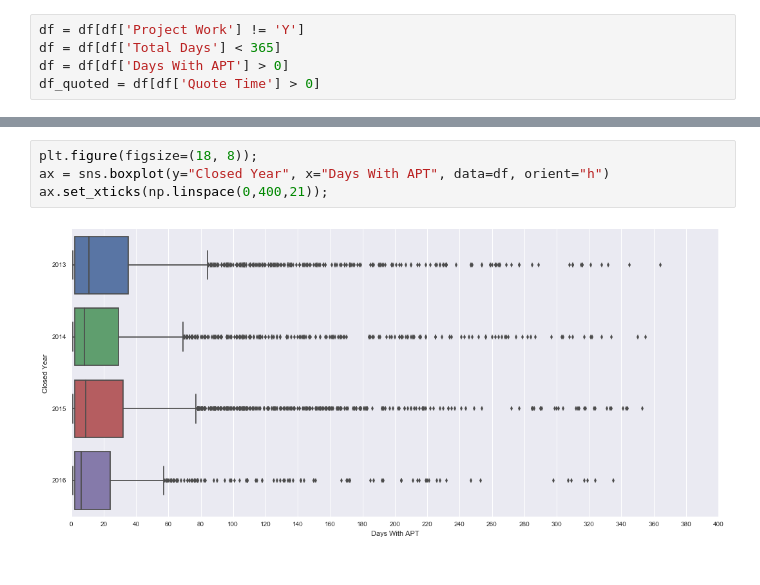
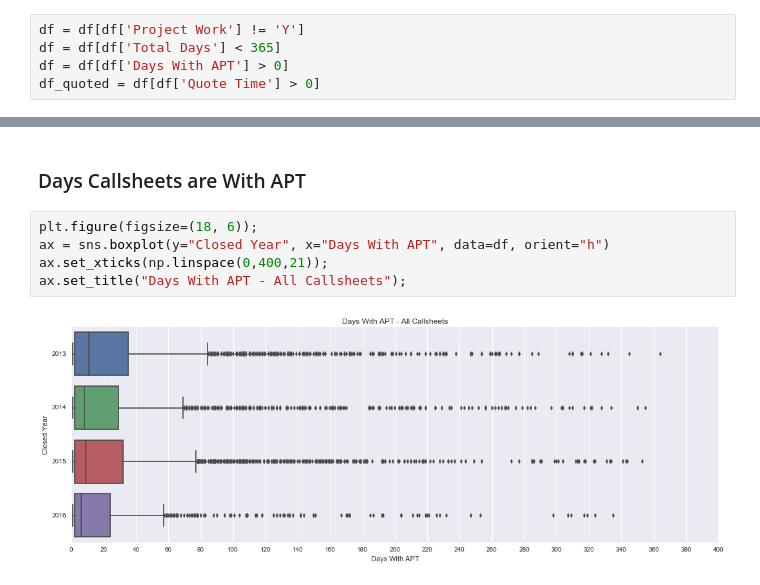
Before and after one commit to mikebywater/notebooks, a Jupyter notebook: Callsheet_Analysis/Duration.ipynb, the cells around one changed output, grey strips where cells are left out. Drawn from its saved outputs; the diff is of its cells as text.

```diff
--- a/Callsheet_Analysis/Duration.ipynb
+++ b/Callsheet_Analysis/Duration.ipynb
@@ -45,6 +55,9 @@ ax.set_xticks(np.linspace(0,400,21));
+# %% [markdown]
+### Days Callsheets are With APT
 # %%
-plt.figure(figsize=(18, 8));
+plt.figure(figsize=(18, 6));
 ax = sns.boxplot(y="Closed Year", x="Days With APT", data=df, orient="h")
 ax.set_xticks(np.linspace(0,400,21));
+ax.set_title("Days With APT - All Callsheets");
 # %% [output]
-[figure, old version]
+[figure, new version]
```
Also changed, not shown: parts of 9 cells of this notebook.
